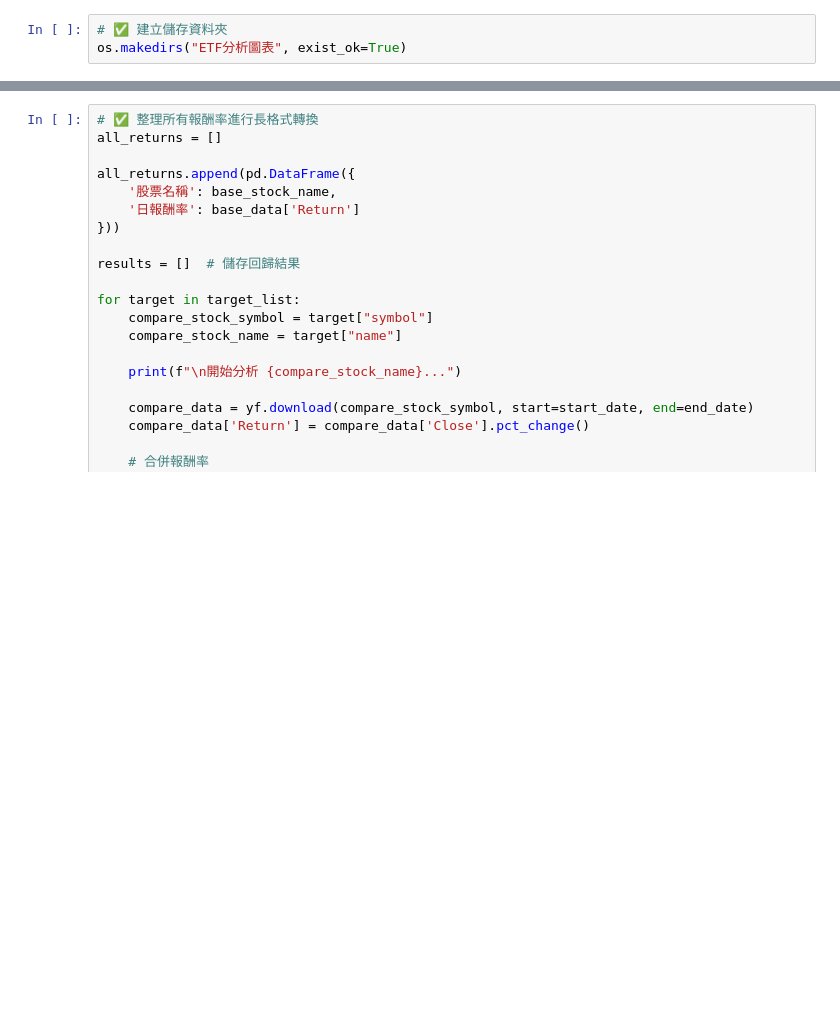
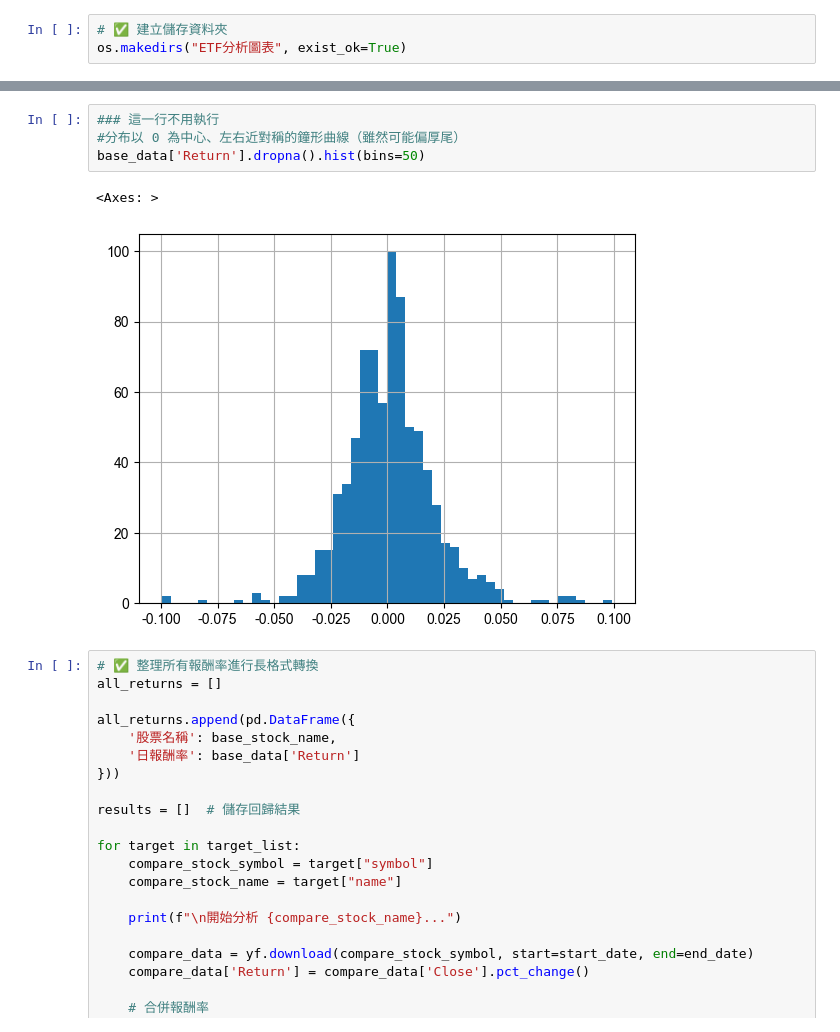
Before and after one commit to adam-liao/PythonWeb, a Jupyter notebook: TW2330-0056/boxz_with_distribution.ipynb, the cells around one changed output, grey strips where cells are left out. Cells and saved outputs as stored; diff of their text form; blank space fills up the shorter version.

```diff
--- a/TW2330-0056/boxz_with_distribution.ipynb
+++ b/TW2330-0056/boxz_with_distribution.ipynb
@@ -69,3 +96,10 @@ Date
+# %%
+### 這一行不用執行
+#分布以 0 為中心、左右近對稱的鐘形曲線（雖然可能偏厚尾）
+base_data['Return'].dropna().hist(bins=50)
+# %% [output]
+<Axes: >
+[figure, added]
 # %%
 # ✅ 整理所有報酬率進行長格式轉換
 all_returns = []
```
Also changed, not shown: parts of 4 cells of this notebook.
